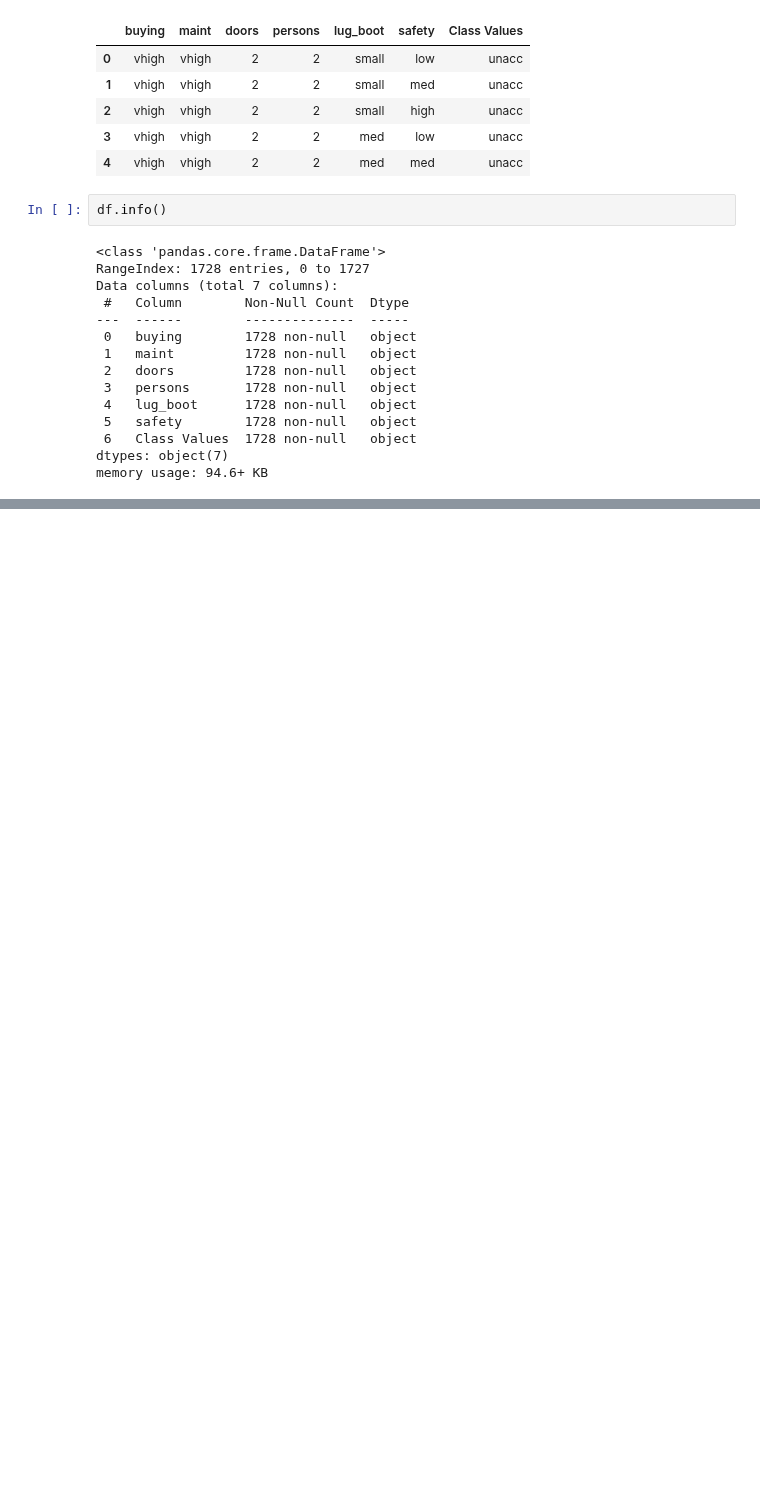
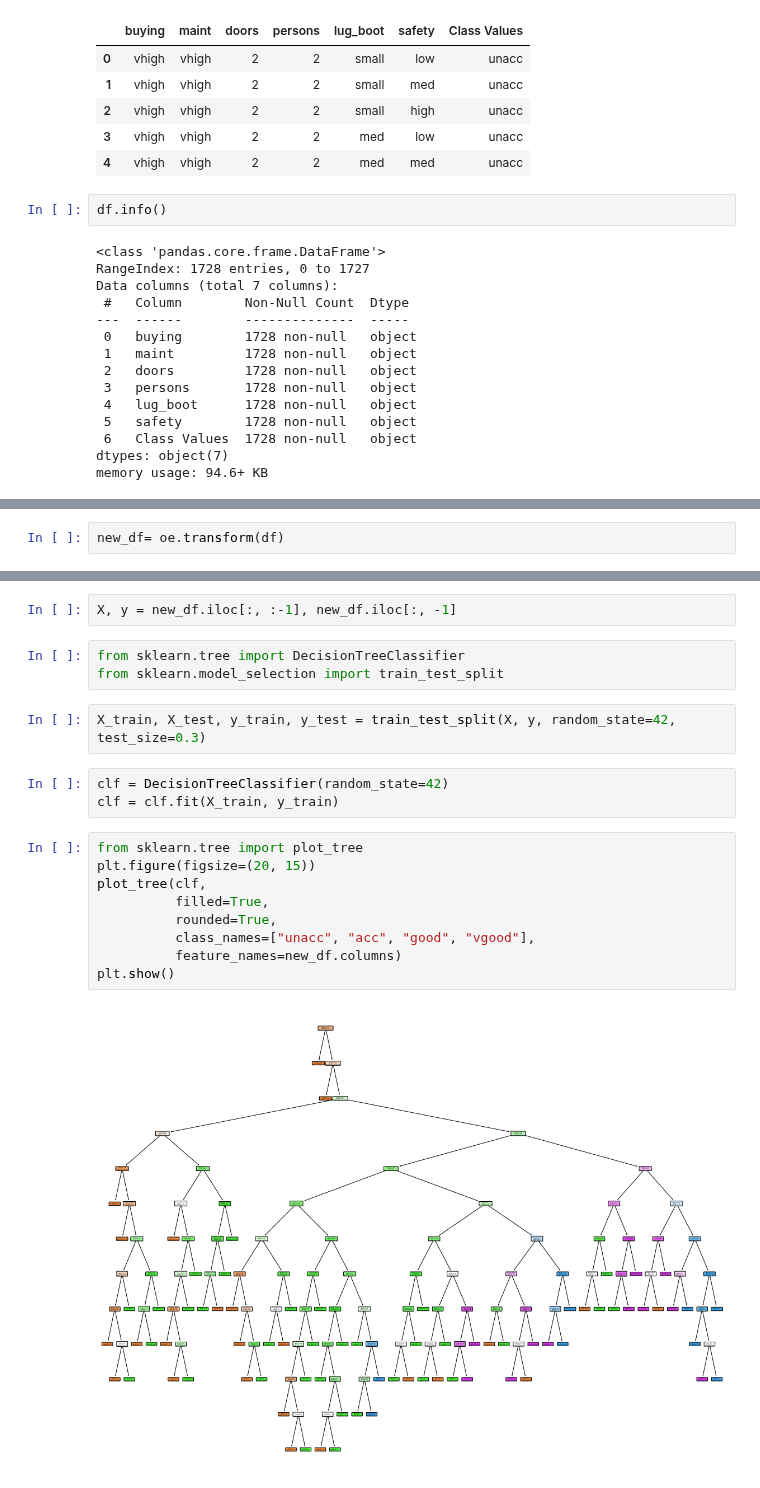
Before and after one commit to EuniceOyeniyi/stive_exercises, a Jupyter notebook: Chapter 02/02. Clustering/06. Trees/decisiontreecar.ipynb, the cells around one changed output, grey strips where cells are left out. Saved outputs shown, nothing was run; the diff lists cells and outputs as text; blank space fills up the shorter version.

```diff
--- a/Chapter 02/02. Clustering/06. Trees/decisiontreecar.ipynb
+++ b/Chapter 02/02. Clustering/06. Trees/decisiontreecar.ipynb
@@ -63,0 +89,2 @@ memory usage: 94.6+ KB
+# %%
+new_df= oe.transform(df)
@@ -63,0 +117,21 @@ memory usage: 94.6+ KB
+# %%
+X, y = new_df.iloc[:, :-1], new_df.iloc[:, -1]
+# %%
+from sklearn.tree import DecisionTreeClassifier
+from sklearn.model_selection import train_test_split
+# %%
+X_train, X_test, y_train, y_test = train_test_split(X, y, random_state=42, test_size=0.3)
+# %%
+clf = DecisionTreeClassifier(random_state=42)
+clf = clf.fit(X_train, y_train)
+# %%
+from sklearn.tree import plot_tree
+plt.figure(figsize=(20, 15))
+plot_tree(clf,
+          filled=True,
+          rounded=True,
+          class_names=["unacc", "acc", "good", "vgood"],
+          feature_names=new_df.columns)
+plt.show()
+# %% [output]
+[figure, added]
```
Also changed, not shown: parts of 17 cells of this notebook, 4 other files.
